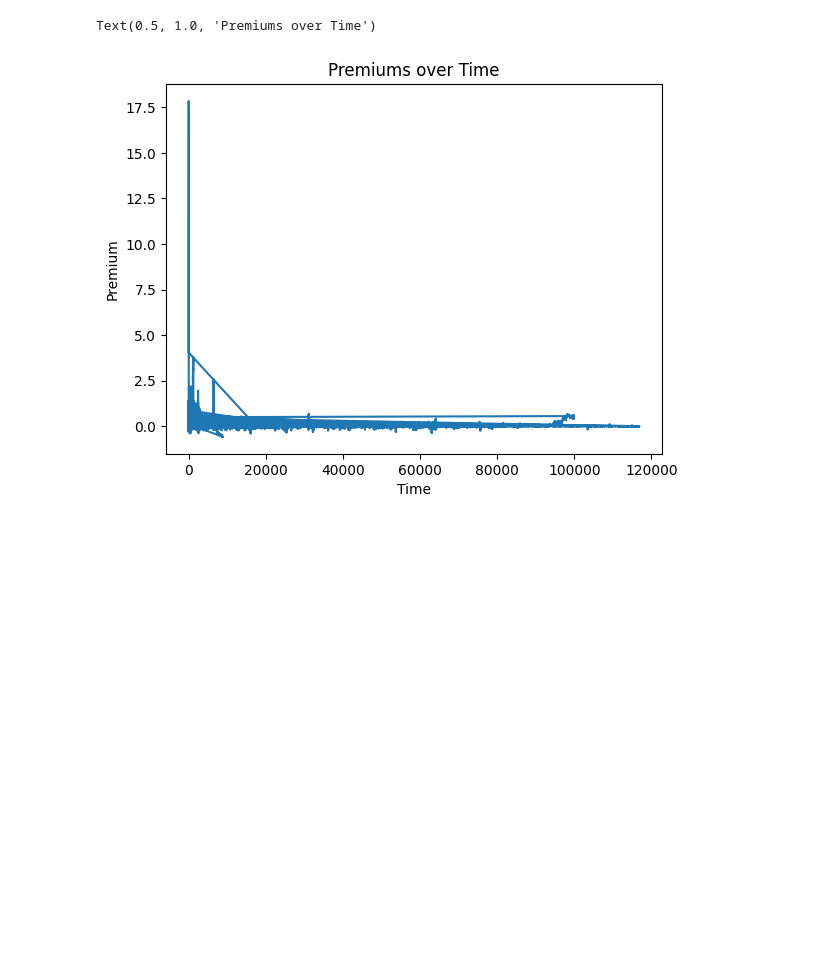
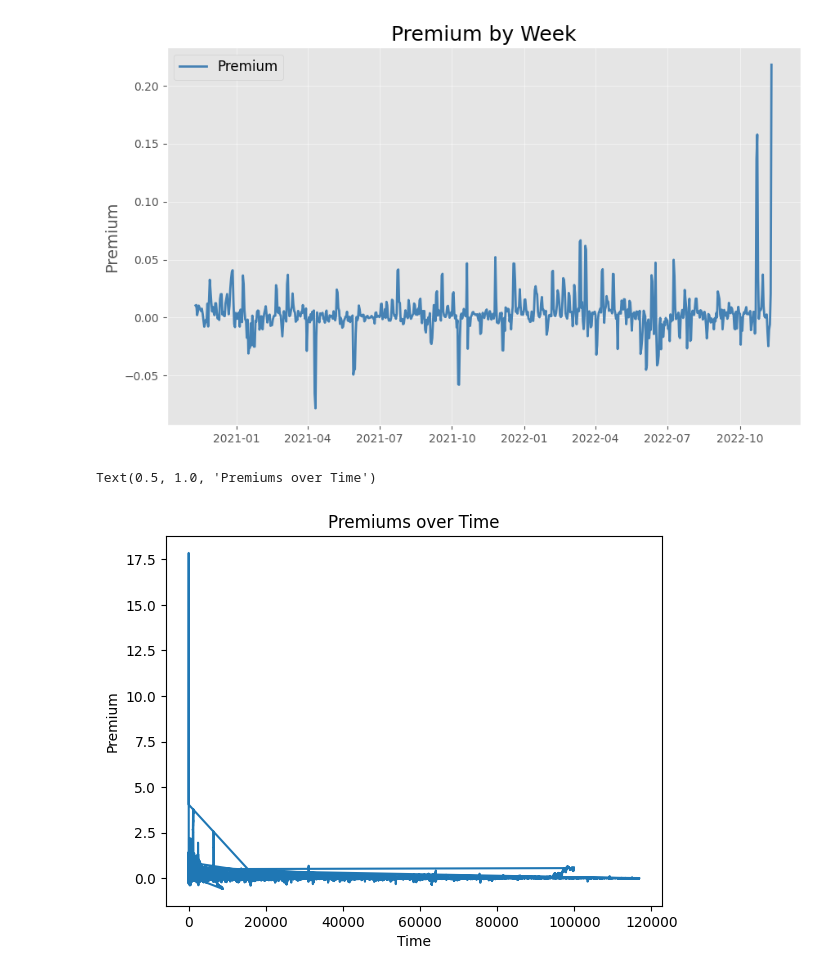
Before and after one commit to namir17/tokenized-assets, a Jupyter notebook: plots/plot_premiums.ipynb, the cells around one changed output. Drawn from its saved outputs; the diff is of its cells as text; code cells hidden in the pictures; blank space fills up the shorter version.

```diff
--- a/plots/plot_premiums.ipynb
+++ b/plots/plot_premiums.ipynb
@@ -65,6 +75,35 @@ conc_dfs.describe()
 | 50% | 2.405000e+03 | 3.991259e+09 | 1.176700e+02 | 1.900000e-01 | 1.000000e+00 | 1.602235e+01 | 1.000000e-03 | 1.171024e+02 | 1.334866e-03 | ... |
 | 75% | 3.676000e+03 | 5.081300e+09 | 2.400000e+02 | 2.100000e+00 | 1.000000e+00 | 1.783200e+02 | 1.500000e-01 | 2.343197e+02 | 5.836621e-03 | ... |
 | max | 4.999000e+03 | 5.400950e+09 | 1.350855e+03 | 2.245890e+04 | 1.000000e+00 | 7.279876e+05 | 1.472420e+04 | 1.300231e+03 | 1.785747e+01 | ... |
+# %%
+import pandas as pd
+import matplotlib.pyplot as plt
+
+# assuming your dataframe is called "df"
+df['week'] = pd.to_datetime(df['day']) # group by week
+grouped_df = df.groupby('week')['premium'].mean().reset_index() # calculate the mean premium for each week
+
+x = grouped_df['week'] # x-axis values
+y = grouped_df['premium'] # y-axis values
+
+# set the style of the plot
+plt.style.use('ggplot')
+
+# create the plot
+fig, ax = plt.subplots(figsize=(10, 6))
+ax.plot(x, y, color='steelblue', linewidth=2,label='Premium')
+
+# set the x and y labels, and the title
+ax.set_ylabel('Premium', fontsize=14)
+ax.set_title('Premium by Week', fontsize=18)
+
+# add a legend and gridlines
+ax.legend(fontsize=12)
+ax.grid(True, alpha=0.5)
+
+plt.show()
+# %% [output]
+[figure, added]
 # %%
 # Plot over time doesn't really make sense
 
```
Also changed, not shown: parts of 4 cells of this notebook, 3 other files.
